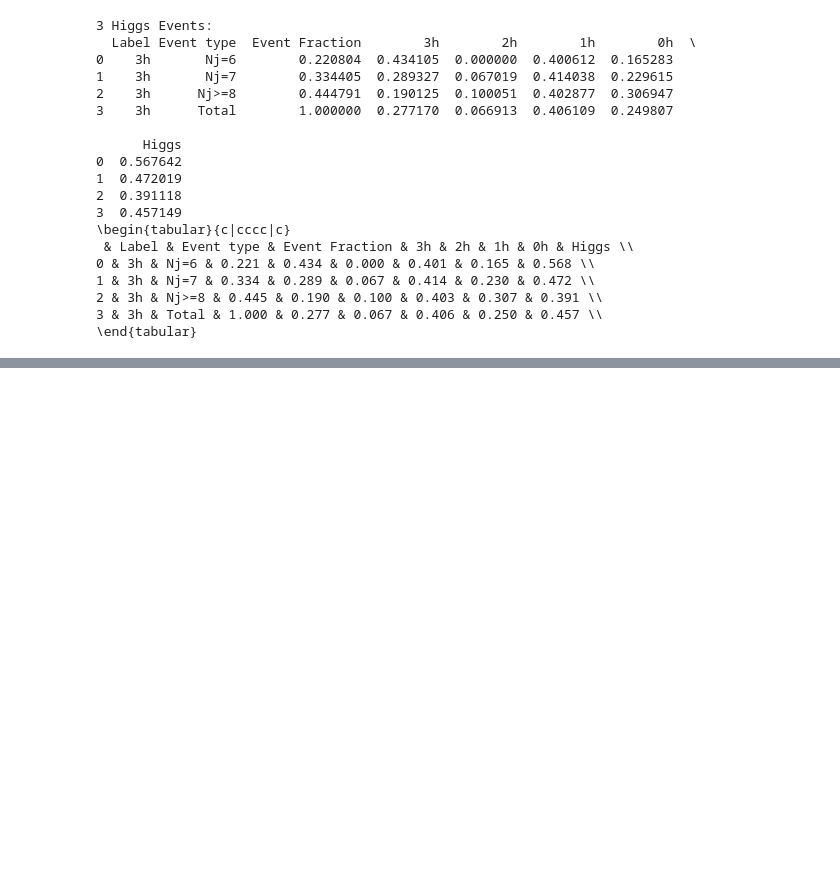
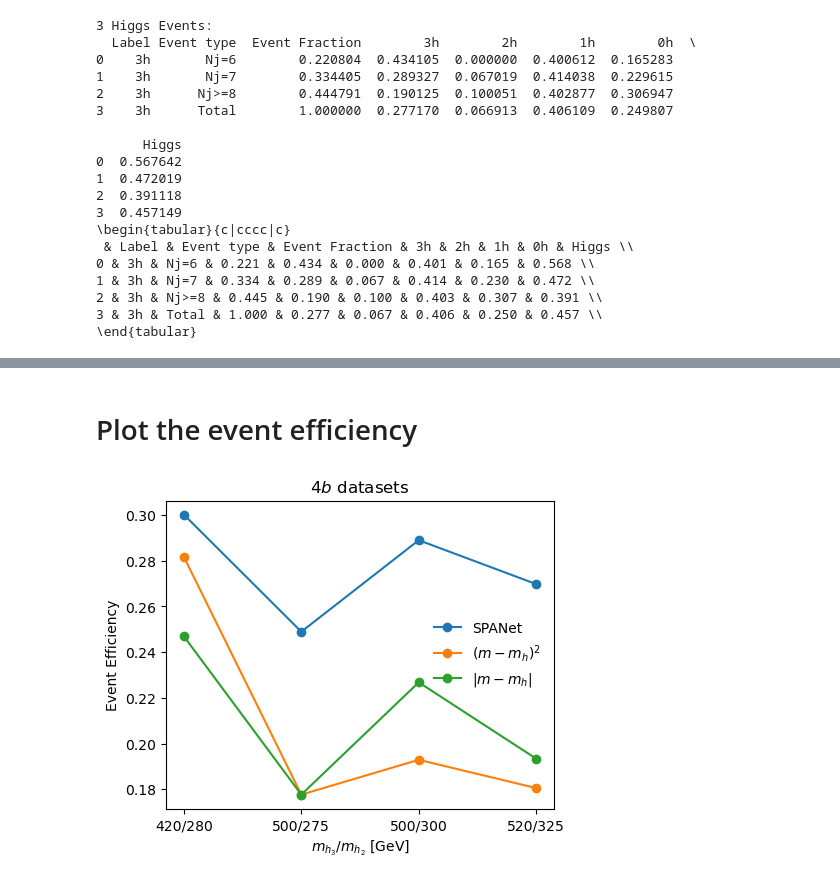
Before and after one commit to r10222035/3h6b_collider_study, a Jupyter notebook: pairing_performance.ipynb, the cells around one changed output, grey strips where cells are left out. Saved outputs shown, nothing was run; the diff lists cells and outputs as text; code cells hidden in the pictures; blank space fills up the shorter version.

Commit message:
Code: Evaluate the pairing performance at each mass point

```diff
--- a/pairing_performance.ipynb
+++ b/pairing_performance.ipynb
@@ -156,7 +157,7 @@ def get_Higgs_correct_fraction(events, nh, nj, jet_type='Nj'):
     return df
 # %%
 # 載入正確配對與測試配對的資料，並計算配對的效率
-def compute_pairing_efficiency(true_file, test_file):
+def compute_pairing_efficiency(true_file, test_file, save_path=None):
     MAX_JETS = 15
 
     with h5py.File(true_file, 'r') as f_true, h5py.File(test_file, 'r') as f_test:
@@ -195,7 +196,6 @@ def compute_pairing_efficiency(true_file, test_file):
                 h3_b1 = f_test['TARGETS/h3/b1'][event]
                 h3_b2 = f_test['TARGETS/h3/b2'][event]
             except KeyError:
-                print('SpecialKey')
                 h1_b1 = f_test['SpecialKey.Targets/h1/b1'][event]
                 h1_b2 = f_test['SpecialKey.Targets/h1/b2'][event]
                 h2_b1 = f_test['SpecialKey.Targets/h2/b1'][event]
@@ -222,6 +222,10 @@ def compute_pairing_efficiency(true_file, test_file):
         print('3 Higgs Events:')
         print(df_3h)
 
+        if save_path is not None:
+            os.makedirs(os.path.dirname(save_path), exist_ok=True)
+            df_3h.to_csv(save_path, index=False)
+
         df_style = df_3h.style.format({
             'Event Fraction': '{:.3f}',
             '3h': '{:.3f}',
@@ -360,0 +689,38 @@ compute_pairing_efficiency(file_path, output_path)
+# %% [markdown]
+# Plot the event efficiency
+# %%
+# load pairing results
+SPANet_effs = []
+chi2_effs = []
+abs_effs = []
+
+for m3_m2 in ['420_280', '500_275', '500_300', '520_325']:
+
+    csv_path = f'./pairing_performance/gghhh_bsm_{m3_m2}/gghhh-4pT40_4b-test-4b_SPANet_pairing.csv'
+    df = pd.read_csv(csv_path)
+    SPANet_effs.append(df[df['Event type'] == 'Total']['3h'])
+
+    csv_path = f'./pairing_performance/gghhh_bsm_{m3_m2}/gghhh-4pT40_4b-test-chi2_pairing.csv'
+    df = pd.read_csv(csv_path)
+    chi2_effs.append(df[df['Event type'] == 'Total']['3h'])
+
+    csv_path = f'./pairing_performance/gghhh_bsm_{m3_m2}/gghhh-4pT40_4b-test-abs_pairing.csv'
+    df = pd.read_csv(csv_path)
+    abs_effs.append(df[df['Event type'] == 'Total']['3h'])
+
+# plot the results
+m3_m2 = ['420/280', '500/275', '500/300', '520/325']
+fig, ax = plt.subplots(figsize=(5, 4))
+
+ax.plot(m3_m2, SPANet_effs, marker='o', label='SPANet')
+ax.plot(m3_m2, chi2_effs, marker='o', label='$(m - m_h)^2$')
+ax.plot(m3_m2, abs_effs, marker='o', label='$|m - m_h|$')
+ax.set_title('$4b$ datasets')
+ax.set_xlabel('$m_{h_3}/m_{h_2}$ [GeV]')
+ax.set_ylabel('Event Efficiency')
+ax.legend(frameon=False)
+
+plt.savefig('./figures/pairing_performance-4b_datasets.pdf', dpi=300, facecolor='White', bbox_inches='tight')
+plt.show()
+# %% [output]
+[figure, added]
```
Also changed, not shown: parts of 5 cells of this notebook, 27 other files.
